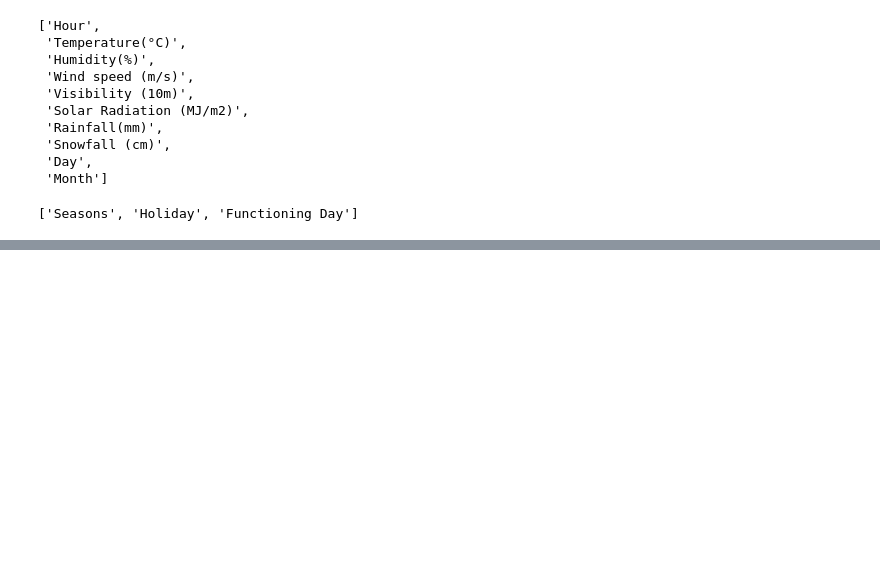
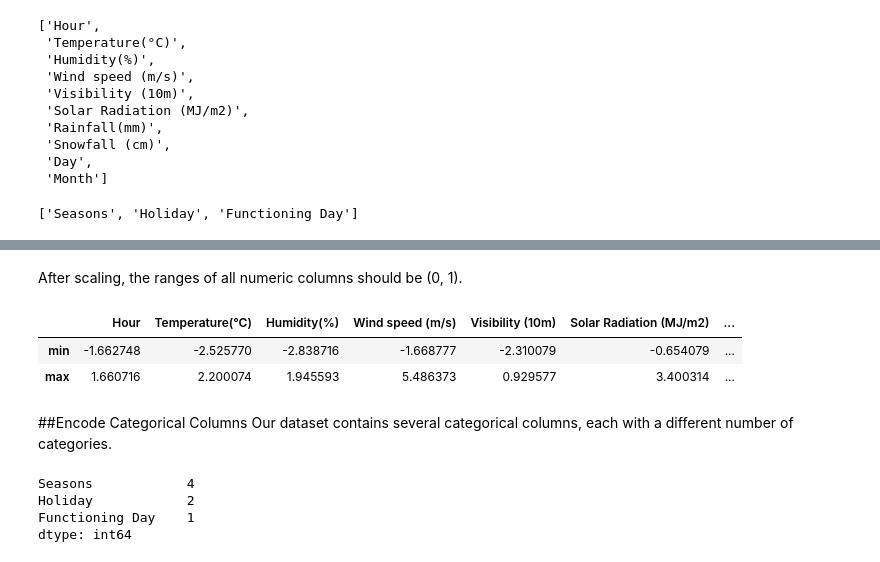
Before and after one commit to NitinYallapurkar/Bike_Sharing_Demand_Prediction, a Jupyter notebook: Bike_Sharing_Demand_Prediction.ipynb, the cells around one changed output, grey strips where cells are left out. Saved outputs shown, nothing was run; the diff lists cells and outputs as text; code cells hidden in the pictures; blank space fills up the shorter version.

```diff
--- a/Bike_Sharing_Demand_Prediction.ipynb
+++ b/Bike_Sharing_Demand_Prediction.ipynb
@@ -650,0 +665,27 @@ categorical_cols
+# %%
+# Create the scaler
+scaler=StandardScaler()
+# Fit the scaler to the numeric columns
+scaler.fit(inputs_df[numeric_cols])
+# Transform and replace the numeric columns
+inputs_df[numeric_cols] = scaler.transform(inputs_df[numeric_cols])
+# %% [markdown]
+After scaling, the ranges of all numeric columns should be (0, 1).
+# %%
+# using isna() to calculate the null values in Numeric columns
+inputs_df[numeric_cols].describe().loc[['min','max']]
+# %% [output]
+|  | Hour | Temperature(°C) | Humidity(%) | Wind speed (m/s) | Visibility (10m) | Solar Radiation (MJ/m2) | ... |
+| min | -1.662748 | -2.525770 | -2.838716 | -1.668777 | -2.310079 | -0.654079 | ... |
+| max | 1.660716 | 2.200074 | 1.945593 | 5.486373 | 0.929577 | 3.400314 | ... |
+# %% [markdown]
+##Encode Categorical Columns
+Our dataset contains several categorical columns, each with a different number of categories.
+# %%
+# Printing unique Categorical columns
+inputs_df[categorical_cols].nunique().sort_values(ascending=False)
+# %% [output]
+Seasons            4
+Holiday            2
+Functioning Day    1
+dtype: int64
```
Also changed, not shown: parts of 9 cells of this notebook.
